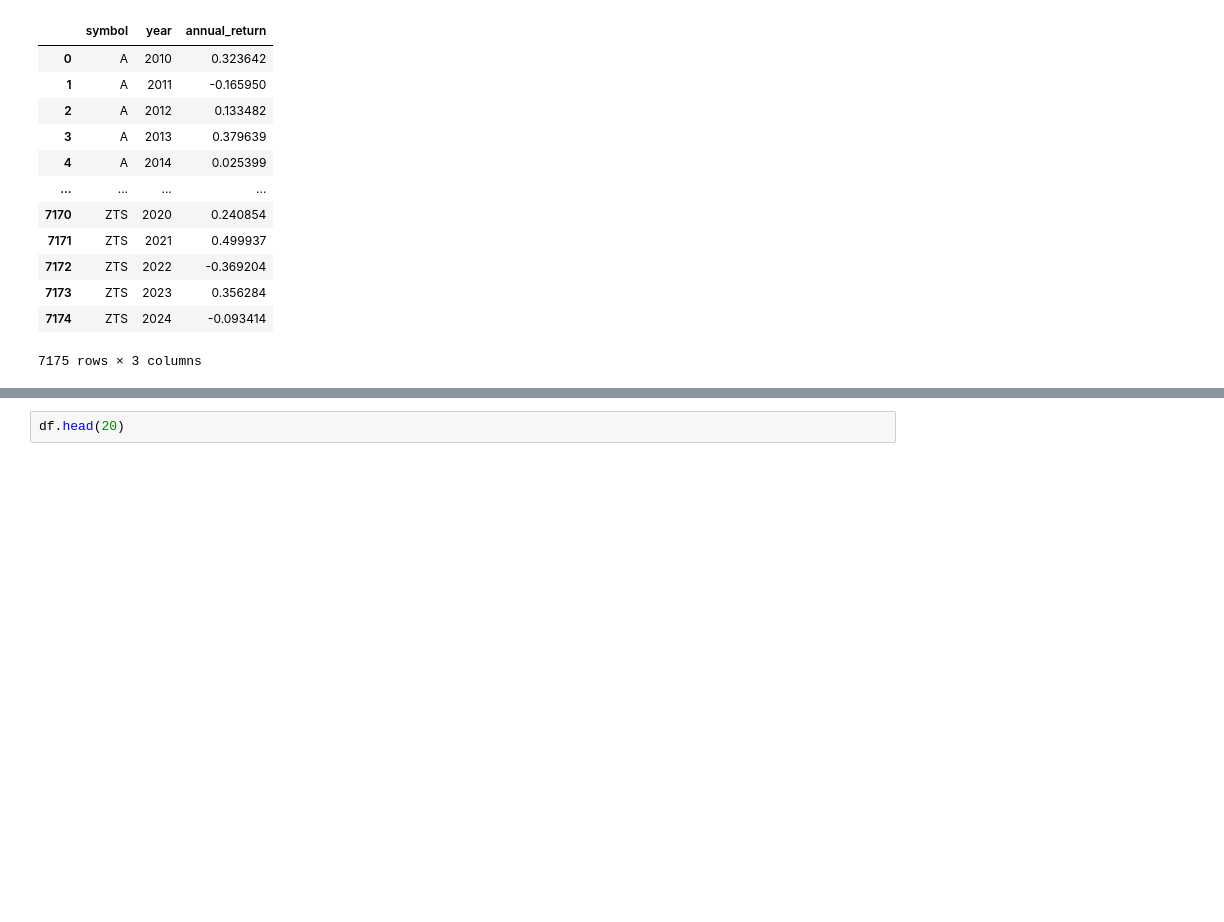
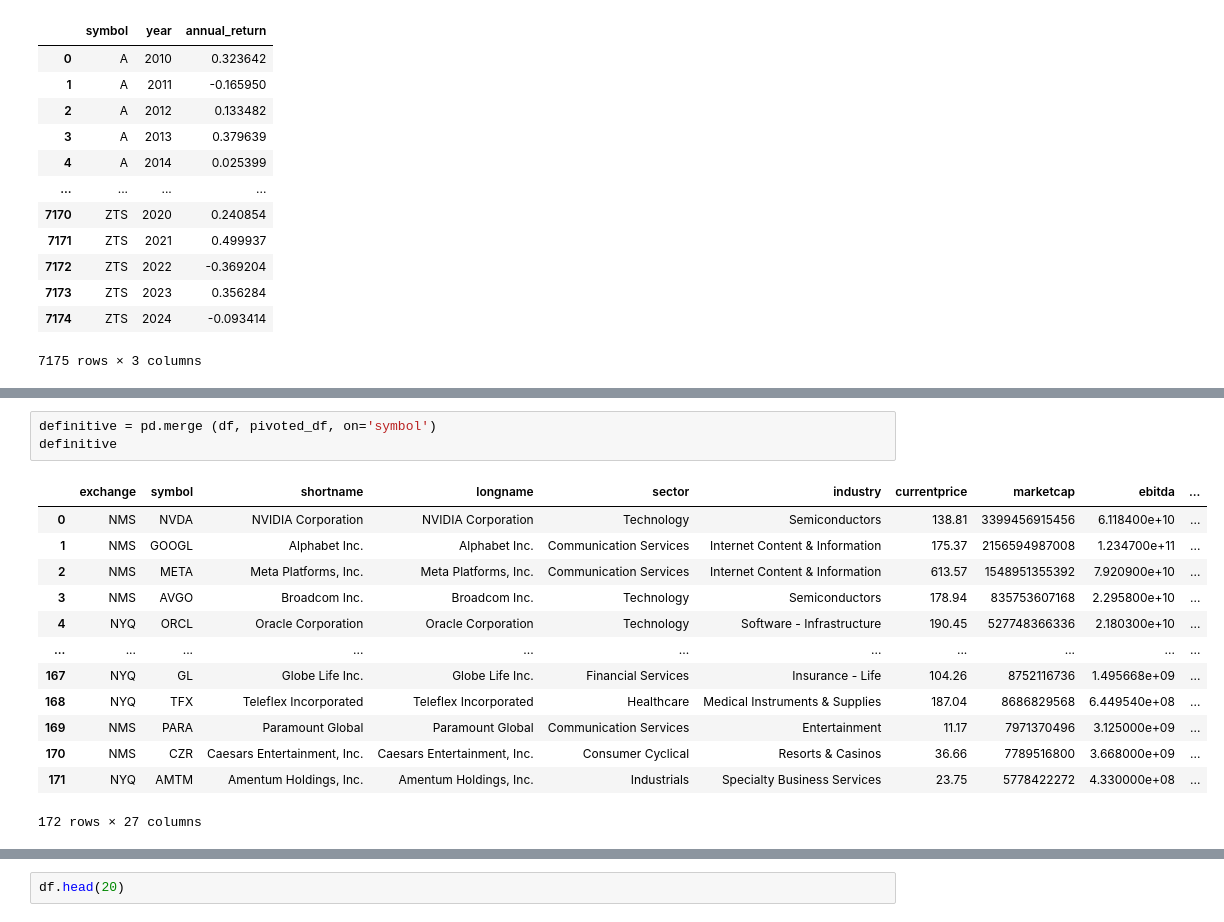
Before and after one commit to marsalmorera/stock-analysis, a Jupyter notebook: trial.ipynb, the cells around one changed output, grey strips where cells are left out. Drawn from its saved outputs; the diff is of its cells as text; blank space fills up the shorter version.

```diff
--- a/trial.ipynb
+++ b/trial.ipynb
@@ -301,0 +256,17 @@ df
+# %%
+definitive = pd.merge (df, pivoted_df, on='symbol')
+definitive
+# %% [output]
+|  | exchange | symbol | shortname | longname | sector | industry | currentprice | marketcap | ebitda | ... |
+| 0 | NMS | NVDA | NVIDIA Corporation | NVIDIA Corporation | Technology | Semiconductors | 138.81 | 3399456915456 | 6.118400e+10 | ... |
+| 1 | NMS | GOOGL | Alphabet Inc. | Alphabet Inc. | Communication Services | Internet Content & Information | 175.37 | 2156594987008 | 1.234700e+11 | ... |
+| 2 | NMS | META | Meta Platforms, Inc. | Meta Platforms, Inc. | Communication Services | Internet Content & Information | 613.57 | 1548951355392 | 7.920900e+10 | ... |
+| 3 | NMS | AVGO | Broadcom Inc. | Broadcom Inc. | Technology | Semiconductors | 178.94 | 835753607168 | 2.295800e+10 | ... |
+| 4 | NYQ | ORCL | Oracle Corporation | Oracle Corporation | Technology | Software - Infrastructure | 190.45 | 527748366336 | 2.180300e+10 | ... |
+| ... | ... | ... | ... | ... | ... | ... | ... | ... | ... | ... |
+| 167 | NYQ | GL | Globe Life Inc. | Globe Life Inc. | Financial Services | Insurance - Life | 104.26 | 8752116736 | 1.495668e+09 | ... |
+| 168 | NYQ | TFX | Teleflex Incorporated | Teleflex Incorporated | Healthcare | Medical Instruments & Supplies | 187.04 | 8686829568 | 6.449540e+08 | ... |
+| 169 | NMS | PARA | Paramount Global | Paramount Global | Communication Services | Entertainment | 11.17 | 7971370496 | 3.125000e+09 | ... |
+| 170 | NMS | CZR | Caesars Entertainment, Inc. | Caesars Entertainment, Inc. | Consumer Cyclical | Resorts & Casinos | 36.66 | 7789516800 | 3.668000e+09 | ... |
+| 171 | NYQ | AMTM | Amentum Holdings, Inc. | Amentum Holdings, Inc. | Industrials | Specialty Business Services | 23.75 | 5778422272 | 4.330000e+08 | ... |
+172 rows × 27 columns
```
Also changed, not shown: parts of 27 cells of this notebook.
